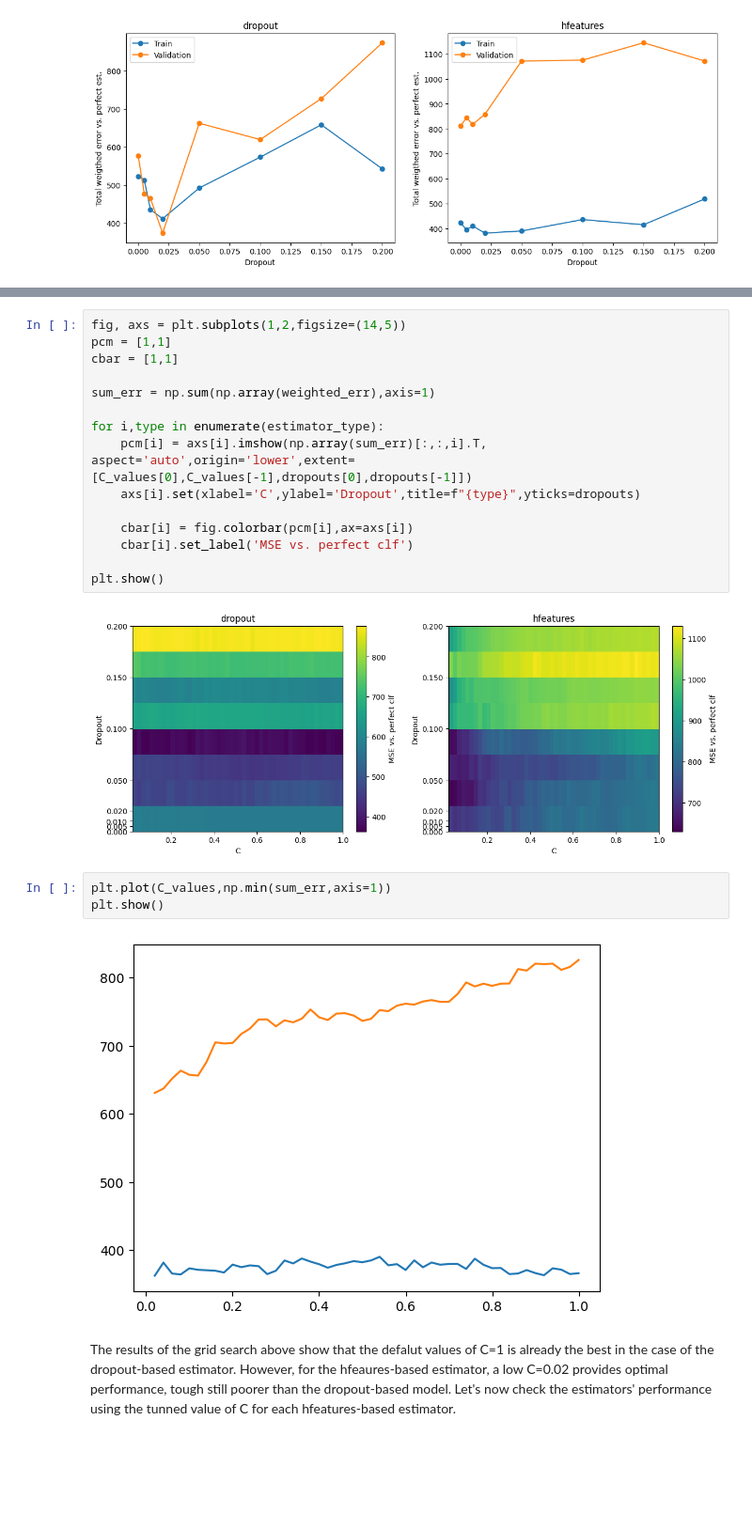
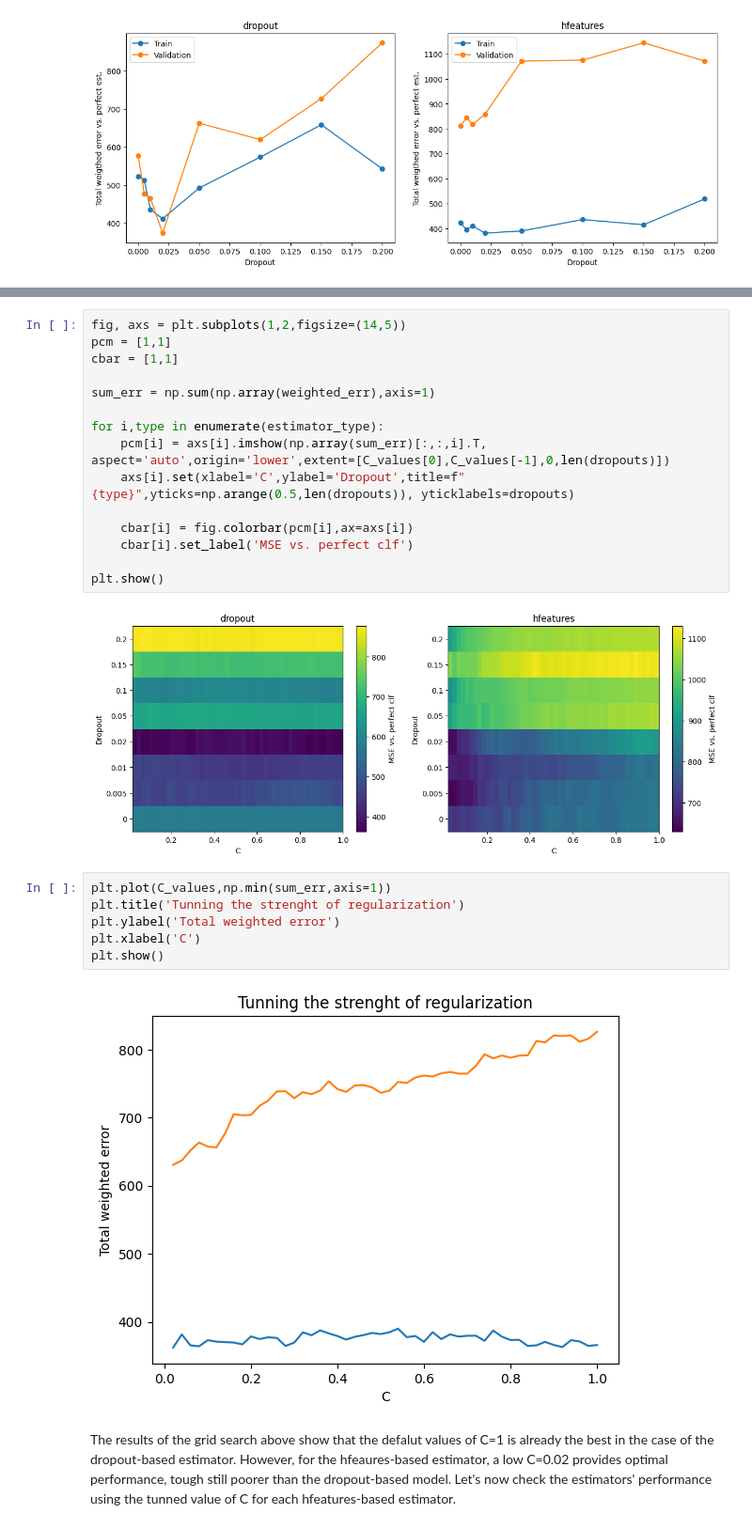
Before and after one commit to rmodosantos/certainty-estimator, a Jupyter notebook: notebooks/Certainty_estimators.ipynb, the cells around one changed output, grey strips where cells are left out. Shown at 94% size. Drawn from its saved outputs; the diff is of its cells as text; blank space fills up the shorter version.

```diff
--- a/notebooks/Certainty_estimators.ipynb
+++ b/notebooks/Certainty_estimators.ipynb
@@ -616,20 +488,23 @@ cbar = [1,1]
 sum_err = np.sum(np.array(weighted_err),axis=1)
 
 for i,type in enumerate(estimator_type):
-    pcm[i] = axs[i].imshow(np.array(sum_err)[:,:,i].T, aspect='auto',origin='lower',extent=[C_values[0],C_values[-1],dropouts[0],dropouts[-1]])
-    axs[i].set(xlabel='C',ylabel='Dropout',title=f"{type}",yticks=dropouts)
+    pcm[i] = axs[i].imshow(np.array(sum_err)[:,:,i].T, aspect='auto',origin='lower',extent=[C_values[0],C_values[-1],0,len(dropouts)])
+    axs[i].set(xlabel='C',ylabel='Dropout',title=f"{type}",yticks=np.arange(0.5,len(dropouts)), yticklabels=dropouts)
 
     cbar[i] = fig.colorbar(pcm[i],ax=axs[i])
     cbar[i].set_label('MSE vs. perfect clf')
 
 plt.show()
 # %% [output]
-[figure, old version]
+[figure, new version]
 # %%
 plt.plot(C_values,np.min(sum_err,axis=1))
+plt.title('Tunning the strenght of regularization')
+plt.ylabel('Total weighted error')
+plt.xlabel('C')
 plt.show()
 # %% [output]
-[figure, old version]
+[figure, new version]
 # %% [markdown]
 The results of the grid search above show that the defalut values of C=1 is already the best in the case of the dropout-based estimator. However, for the hfeaures-based estimator, a low C=0.02 provides optimal performance, tough still poorer than the dropout-based model. Let's now check the estimators' performance using the tunned value of C for each hfeatures-based estimator.
 # %%
```
Also changed, not shown: parts of 18 cells of this notebook.
